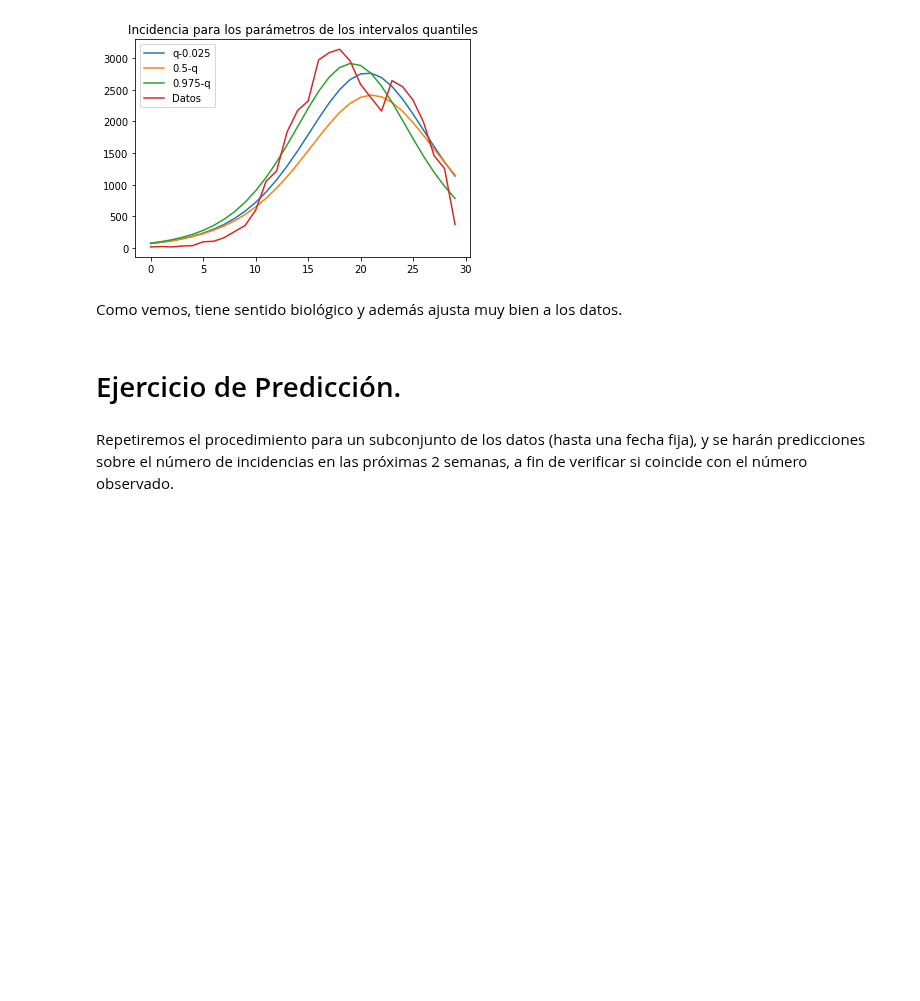
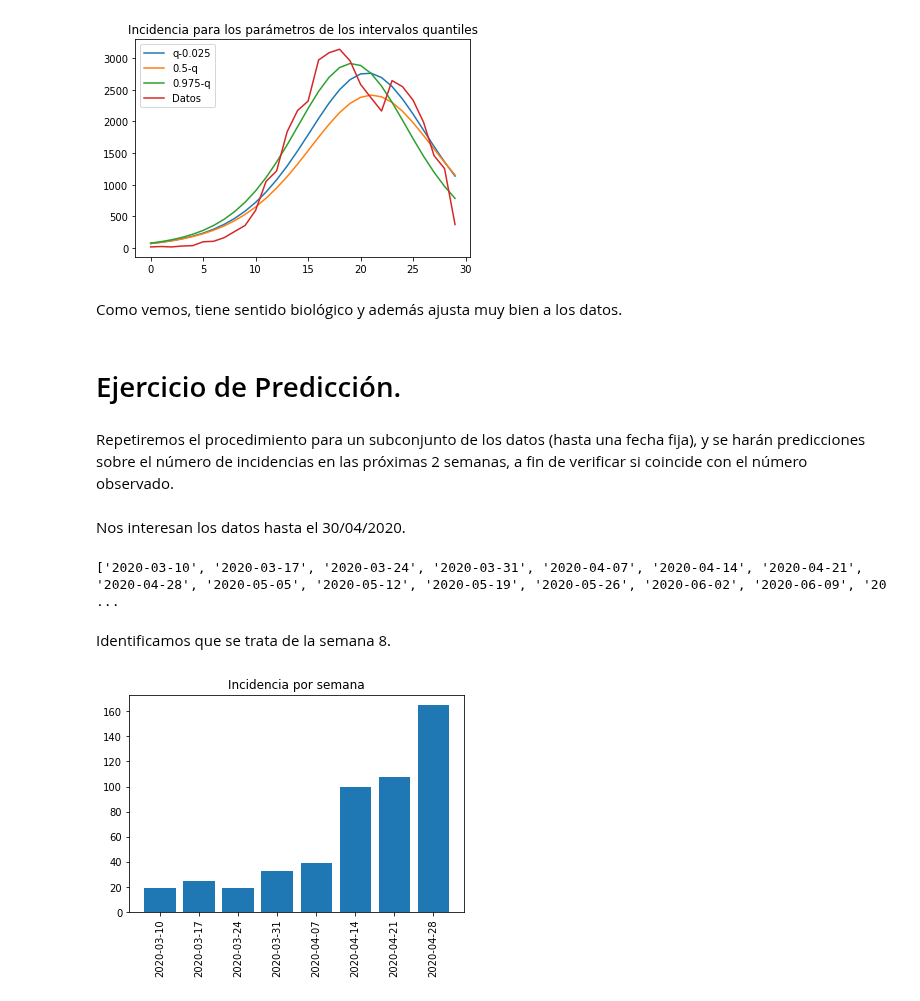
Before and after one commit to JairEsc/Mat_Apl_2, a Jupyter notebook: Epid_MH_Covid_Gto.ipynb, the cells around one changed output. Cells and saved outputs as stored; diff of their text form; code cells hidden in the pictures; blank space fills up the shorter version.

```diff
--- a/Epid_MH_Covid_Gto.ipynb
+++ b/Epid_MH_Covid_Gto.ipynb
@@ -559,3 +642,19 @@ Como vemos, tiene sentido biológico y además ajusta muy bien a los datos.
 # Ejercicio de Predicción.
 # %% [markdown]
 Repetiremos el procedimiento para un subconjunto de los datos (hasta una fecha fija), y se harán predicciones sobre el número de incidencias en las próximas 2 semanas, a fin de verificar si coincide con el número observado.
+# %% [markdown]
+Nos interesan los datos hasta el 30/04/2020.
+# %%
+print(vec_semanas)
+# %% [output]
+['2020-03-10', '2020-03-17', '2020-03-24', '2020-03-31', '2020-04-07', '2020-04-14', '2020-04-21', '2020-04-28', '2020-05-05', '2020-05-12', '2020-05-19', '2020-05-26', '2020-06-02', '2020-06-09', '20 ...
+# %% [markdown]
+Identificamos que se trata de la semana 8.
+# %%
+Ydat=Ydat[:8]
+plt.bar(vec_semanas[0:8],Ydat)
+plt.xticks(rotation=90)
+plt.title('Incidencia por semana')
+plt.show()
+# %% [output]
+[figure, added]
```
Also changed, not shown: parts of 25 cells of this notebook.
